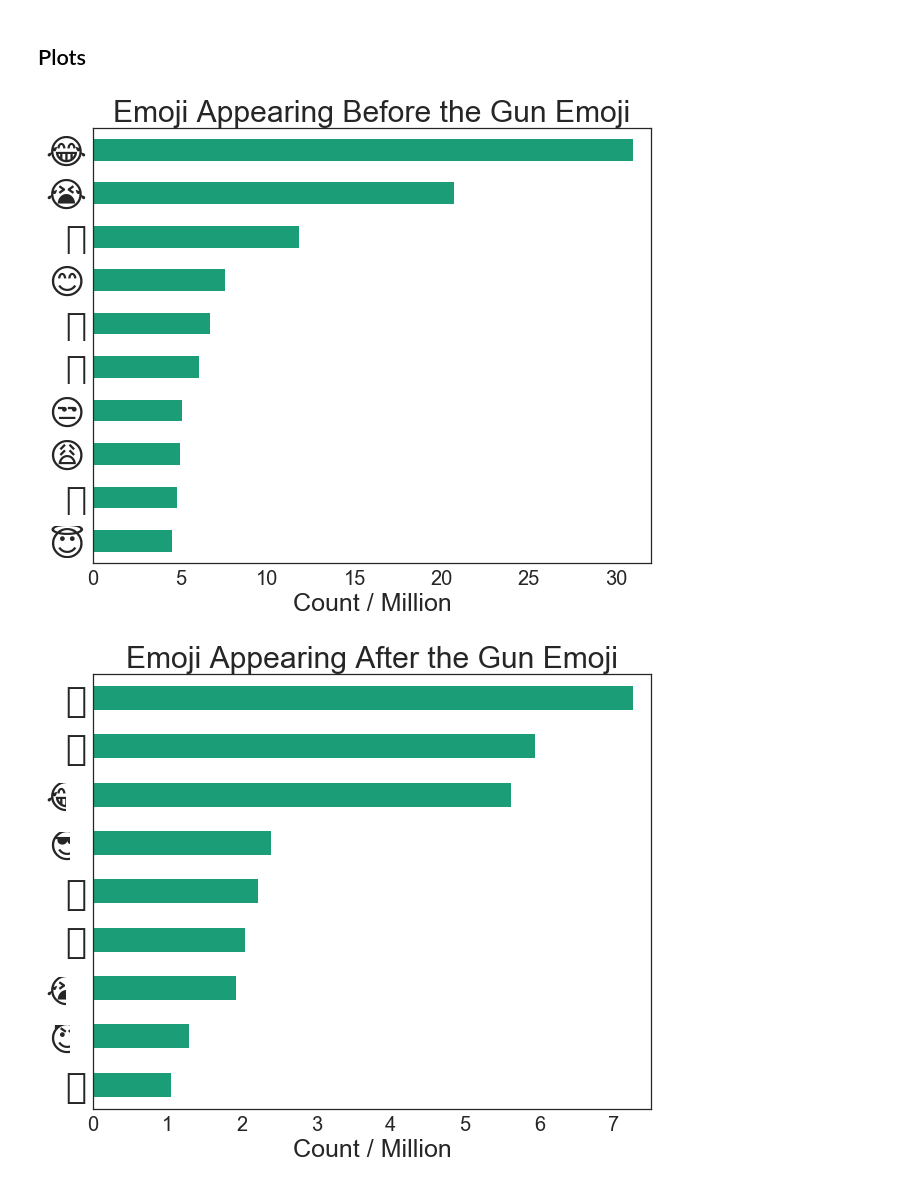
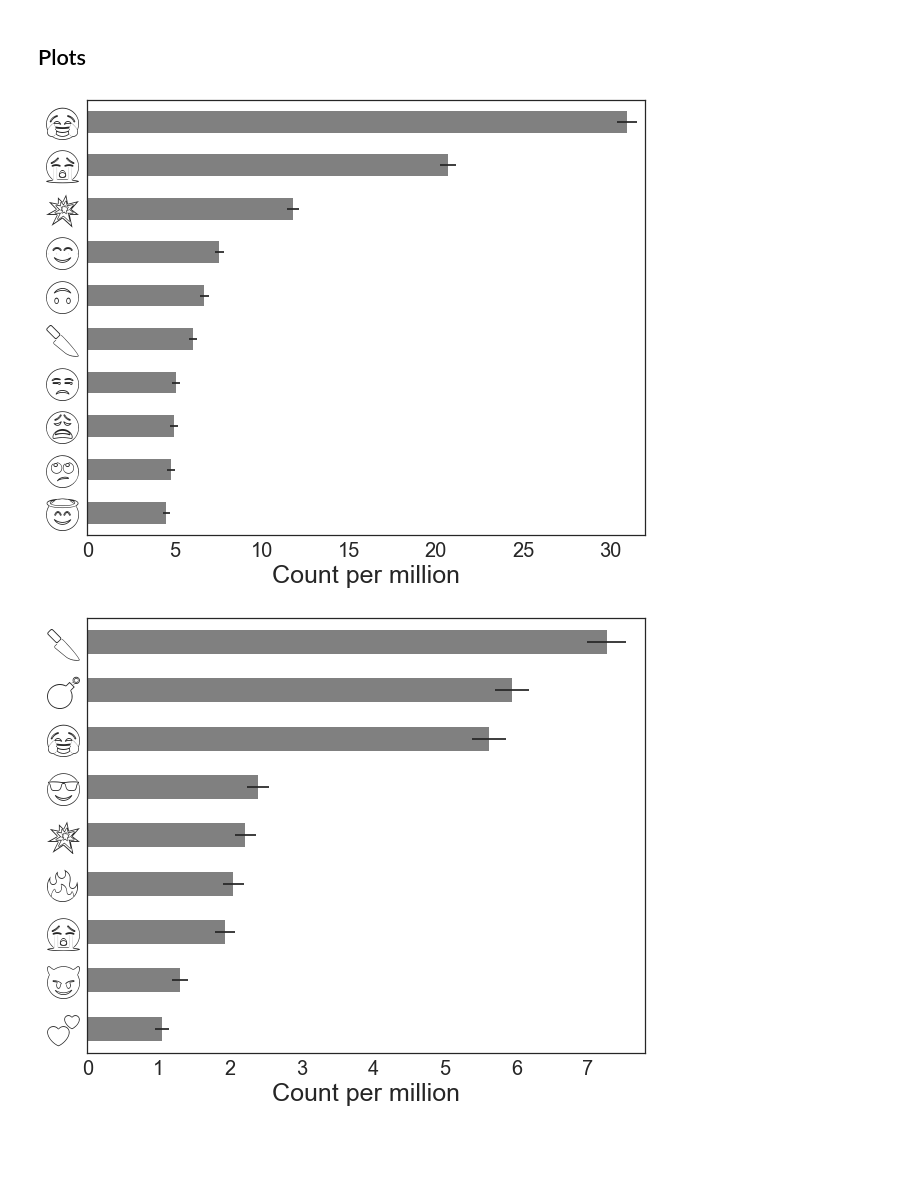
Before and after one commit to janesolomon/twitter_search, a Jupyter notebook: full_search_data_vis_for_paper.ipynb, the cells around one changed output. Drawn from its saved outputs; the diff is of its cells as text; code cells hidden in the pictures; blank space fills up the shorter version.

Commit message:
Added errors

```diff
--- a/full_search_data_vis_for_paper.ipynb
+++ b/full_search_data_vis_for_paper.ipynb
@@ -95,0 +86,18 @@ df_all_merged.head()
+# %%
+# Add errors
+df_all_merged['PPMBefore_err'] = (df_all_merged.PPMBefore * np.sqrt(df_all_merged.CountBefore)
+    / df_all_merged.CountBefore)
+df_all_merged['PPMAfter_err'] = (df_all_merged.PPMAfter * np.sqrt(df_all_merged.CountAfter)
+    / df_all_merged.CountAfter)
+# %%
+df_all_merged['Score2_Bef_err'] = df_all_merged.Score2_Bef * np.sqrt((np.sqrt(df_all_merged.CountBefore)
+                                                                      / df_all_merged.CountBefore)**2
+                                                                   + (np.sqrt(df_all_merged.Count)
+                                                                      / df_all_merged.Count)**2)
+df_all_merged['Score2_Aft_err'] = df_all_merged.Score2_Aft * np.sqrt((np.sqrt(df_all_merged.CountAfter)
+                                                                      / df_all_merged.CountAfter)**2
+                                                                   + (np.sqrt(df_all_merged.Count)
+                                                                      / df_all_merged.Count)**2)
+# %%
+df_all_merged['PPM_err'] = (df_all_merged.PPM * np.sqrt(df_all_merged.Count)
+    / df_all_merged.Count)
@@ -175,39 +194,41 @@ df_topafter.loc[year][cols].sort_values('Score2_Aft', ascending=False).head(8)
 # %%
 df_topbefore.loc[year].iloc[:10] \
             .sort_values('CountBefore', ascending=True) \
             .plot.barh(x='Emoji',
                        y='PPMBefore',
+                       xerr='PPMBefore_err',
                        figsize=(10,8),
                        legend=False,
                        xlim=(0,32),
-                       colormap='Dark2')
-plt.title('Emoji Appearing Before the Gun Emoji', fontsize=30)
-plt.yticks(fontsize=35, fontname='symbola', rotation='horizontal')
+                       color='grey')
+#plt.title('Emoji Appearing Before the Gun Emoji', fontsize=30)
+plt.yticks(fontsize=35, fontname='Twitter Color Emoji', rotation='horizontal')
 plt.xticks(fontsize=20)
 plt.ylabel('')
-plt.xlabel('Count / Million', fontsize=25)
-#plt.savefig('images/before-bar-10.png')
+plt.xlabel('Count per million', fontsize=25)
+plt.savefig('images/before-bar-10-print.pdf', bbox_inches='tight')
 plt.show()
 # %% [output]
-[figure, old version]
+[figure, new version]
 # %%
 df_topafter.loc[year].iloc[1:10] \
            .sort_values('CountAfter', ascending=True) \
            .plot.barh(x='Emoji',
                       y='PPMAfter',
+                      xerr='PPMAfter_err',
                       figsize=(10,8),
                       legend=False,
-                      xlim=(0,7.5),
-                      colormap='Dark2')
-plt.title('Emoji Appearing After the Gun Emoji', fontsize=30)
-plt.yticks(fontsize=35, fontname='symbola', rotation='horizontal')
+                      xlim=(0,7.8),
+                      color='grey')
+#plt.title('Emoji Appearing After the Gun Emoji', fontsize=30)
+plt.yticks(fontsize=35, fontname='Twitter Color Emoji', rotation='horizontal')
 plt.xticks(fontsize=20)
 plt.ylabel('')
-plt.xlabel('Count / Million', fontsize=25)
-#plt.savefig('images/after-bar-10.png')
+plt.xlabel('Count per million', fontsize=25)
+plt.savefig('images/after-bar-10-print.pdf', bbox_inches='tight')
 plt.show()
 # %% [output]
-[figure, old version]
+[figure, new version]
 # %%
 df_topbefore.loc[year] \
             .sort_values('Score2_Bef', ascending=False).iloc[:10] \
```
Also changed, not shown: parts of 5 cells of this notebook, 6 other files.
